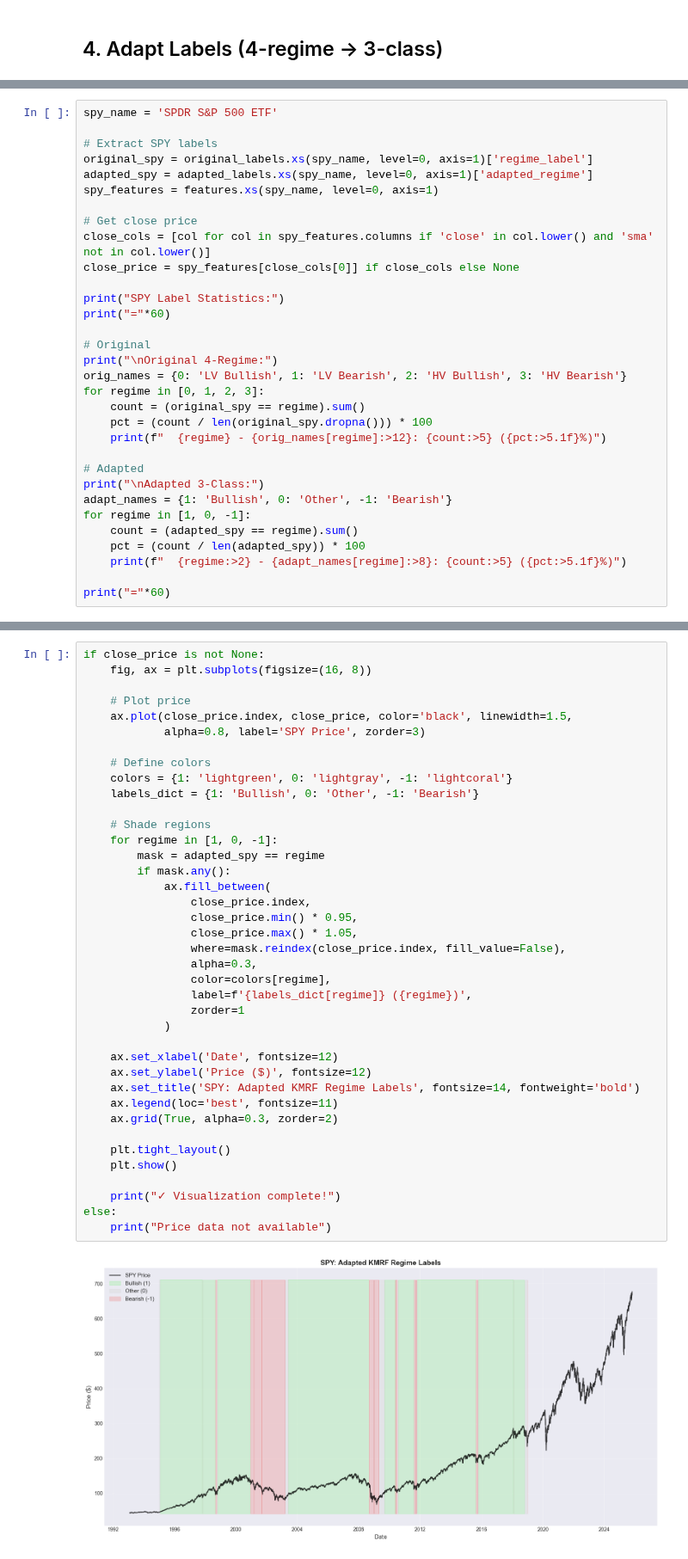
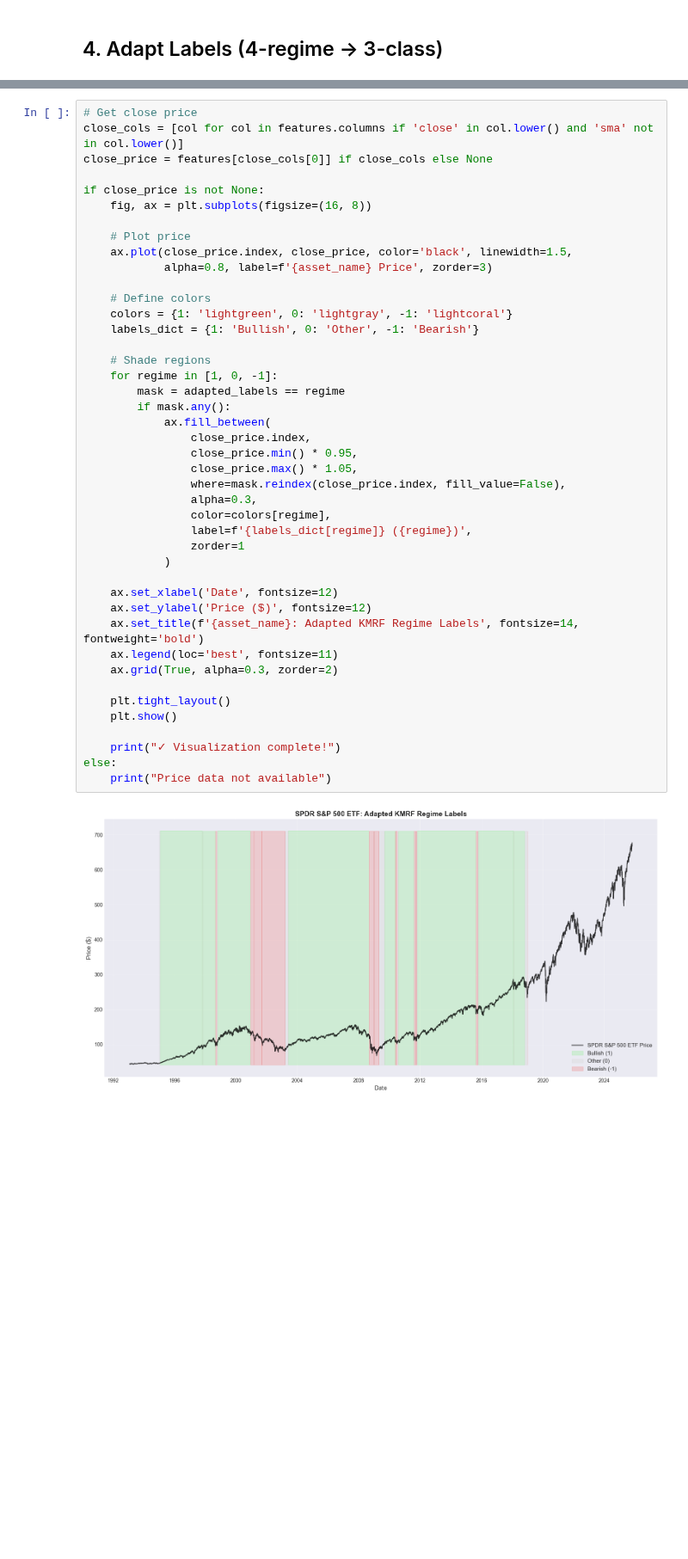
Before and after one commit to jessego20/FE800_project_code, a Jupyter notebook: test_kmrf.ipynb, the cells around one changed output, grey strips where cells are left out. Shown at 86% size. Drawn from its saved outputs; the diff is of its cells as text; blank space fills up the shorter version.

Commit message:
fixed kmrf data preparation

```diff
--- a/test_kmrf.ipynb
+++ b/test_kmrf.ipynb
@@ -110,32 +121,0 @@ Label shape: (6041, 21)
-# %%
-spy_name = 'SPDR S&P 500 ETF'
-
-# Extract SPY labels
-original_spy = original_labels.xs(spy_name, level=0, axis=1)['regime_label']
-adapted_spy = adapted_labels.xs(spy_name, level=0, axis=1)['adapted_regime']
-spy_features = features.xs(spy_name, level=0, axis=1)
-
-# Get close price
-close_cols = [col for col in spy_features.columns if 'close' in col.lower() and 'sma' not in col.lower()]
-close_price = spy_features[close_cols[0]] if close_cols else None
-
-print("SPY Label Statistics:")
-print("="*60)
-
-# Original
-print("\nOriginal 4-Regime:")
-orig_names = {0: 'LV Bullish', 1: 'LV Bearish', 2: 'HV Bullish', 3: 'HV Bearish'}
-for regime in [0, 1, 2, 3]:
-    count = (original_spy == regime).sum()
-    pct = (count / len(original_spy.dropna())) * 100
-    print(f"  {regime} - {orig_names[regime]:>12}: {count:>5} ({pct:>5.1f}%)")
-
-# Adapted
-print("\nAdapted 3-Class:")
-adapt_names = {1: 'Bullish', 0: 'Other', -1: 'Bearish'}
-for regime in [1, 0, -1]:
-    count = (adapted_spy == regime).sum()
-    pct = (count / len(adapted_spy)) * 100
-    print(f"  {regime:>2} - {adapt_names[regime]:>8}: {count:>5} ({pct:>5.1f}%)")
-
-print("="*60)
@@ -159,42 +122,46 @@ Adapted 3-Class:
 # %%
+# Get close price
+close_cols = [col for col in features.columns if 'close' in col.lower() and 'sma' not in col.lower()]
+close_price = features[close_cols[0]] if close_cols else None
+
 if close_price is not None:
     fig, ax = plt.subplots(figsize=(16, 8))
 
     # Plot price
     ax.plot(close_price.index, close_price, color='black', linewidth=1.5,
-            alpha=0.8, label='SPY Price', zorder=3)
+            alpha=0.8, label=f'{asset_name} Price', zorder=3)
 
     # Define colors
     colors = {1: 'lightgreen', 0: 'lightgray', -1: 'lightcoral'}
     labels_dict = {1: 'Bullish', 0: 'Other', -1: 'Bearish'}
 
     # Shade regions
     for regime in [1, 0, -1]:
-        mask = adapted_spy == regime
+        mask = adapted_labels == regime
         if mask.any():
             ax.fill_between(
                 close_price.index,
                 close_price.min() * 0.95,
                 close_price.max() * 1.05,
                 where=mask.reindex(close_price.index, fill_value=False),
                 alpha=0.3,
                 color=colors[regime],
                 label=f'{labels_dict[regime]} ({regime})',
                 zorder=1
             )
 
     ax.set_xlabel('Date', fontsize=12)
     ax.set_ylabel('Price ($)', fontsize=12)
-    ax.set_title('SPY: Adapted KMRF Regime Labels', fontsize=14, fontweight='bold')
+    ax.set_title(f'{asset_name}: Adapted KMRF Regime Labels', fontsize=14, fontweight='bold')
     ax.legend(loc='best', fontsize=11)
     ax.grid(True, alpha=0.3, zorder=2)
 
     plt.tight_layout()
     plt.show()
 
     print("✓ Visualization complete!")
 else:
     print("Price data not available")
 # %% [output]
-[figure, old version]
+[figure, new version]
 ✓ Visualization complete!
```
Also changed, not shown: parts of 22 cells of this notebook, 4 other files.
